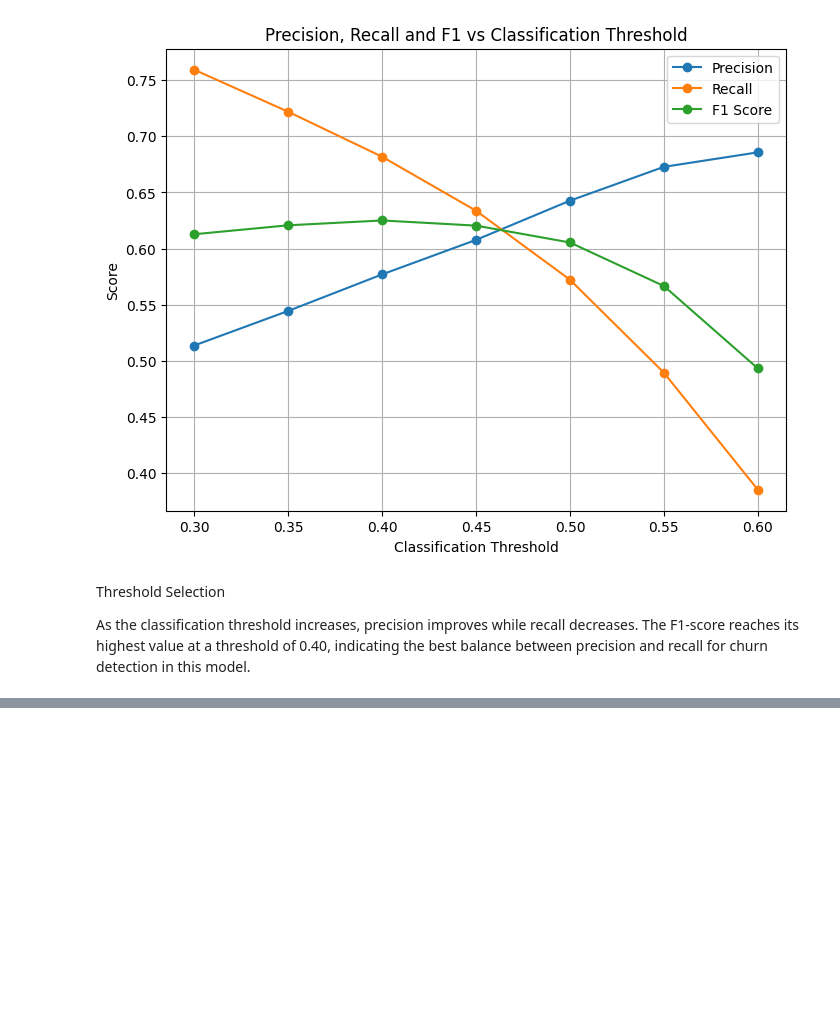
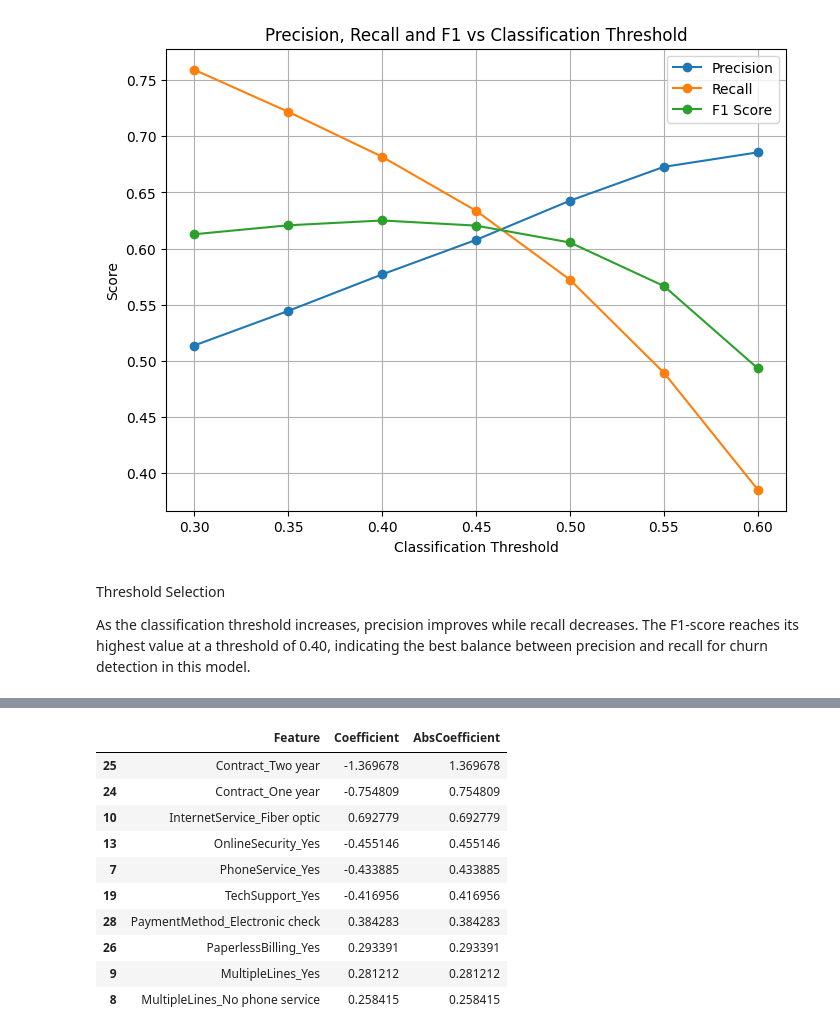
Before and after one commit to yutonging/customer-churn-prediction, a Jupyter notebook: notebooks/02_preprocessing.ipynb, the cells around one changed output, grey strips where cells are left out. Saved outputs shown, nothing was run; the diff lists cells and outputs as text; code cells hidden in the pictures; blank space fills up the shorter version.

```diff
--- a/notebooks/02_preprocessing.ipynb
+++ b/notebooks/02_preprocessing.ipynb
@@ -520,0 +554,21 @@ As the classification threshold increases, precision improves while recall decre
+# %%
+lr_importance["AbsCoefficient"] = lr_importance["Coefficient"].abs()
+
+top_lr_features = lr_importance.sort_values(
+    by="AbsCoefficient",
+    ascending=False
+).head(10)
+
+top_lr_features
+# %% [output]
+|  | Feature | Coefficient | AbsCoefficient |
+| 25 | Contract_Two year | -1.369678 | 1.369678 |
+| 24 | Contract_One year | -0.754809 | 0.754809 |
+| 10 | InternetService_Fiber optic | 0.692779 | 0.692779 |
+| 13 | OnlineSecurity_Yes | -0.455146 | 0.455146 |
+| 7 | PhoneService_Yes | -0.433885 | 0.433885 |
+| 19 | TechSupport_Yes | -0.416956 | 0.416956 |
+| 28 | PaymentMethod_Electronic check | 0.384283 | 0.384283 |
+| 26 | PaperlessBilling_Yes | 0.293391 | 0.293391 |
+| 9 | MultipleLines_Yes | 0.281212 | 0.281212 |
+| 8 | MultipleLines_No phone service | 0.258415 | 0.258415 |
```
Also changed, not shown: parts of 11 cells of this notebook, 7 other files.
